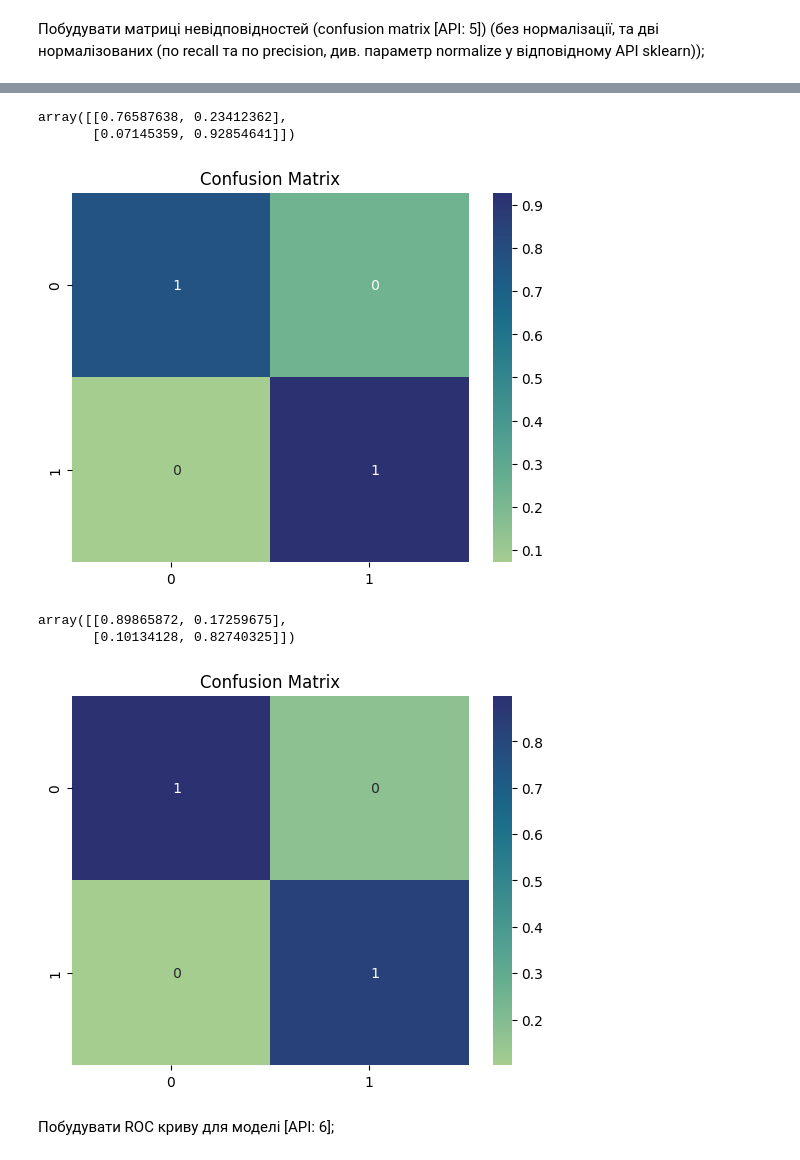
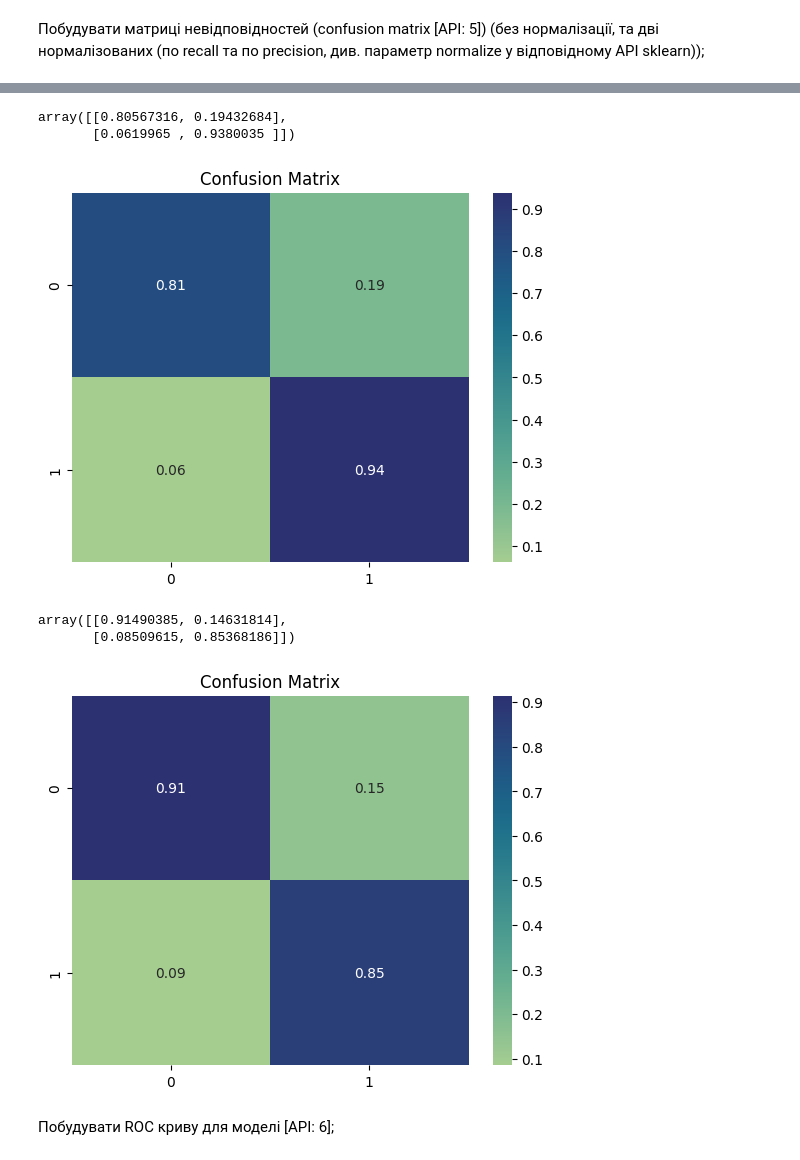
Before and after one commit to Valakas148/ML, a Jupyter notebook: lr3/lr3.ipynb, the cells around one changed output, grey strips where cells are left out. Drawn from its saved outputs; the diff is of its cells as text; code cells hidden in the pictures.

```diff
--- a/lr3/lr3.ipynb
+++ b/lr3/lr3.ipynb
@@ -148,7 +150,8 @@ X_train, X_test, y_train, y_test = train_test_split(X, y, test_size=0.2, random_
 
 mapper = DataFrameMapper([
     (['age', 'trestbps', 'chol', 'thalach', 'oldpeak'], StandardScaler()),
-    (['sex', 'cp', 'fbs', 'restecg', 'exang', 'slope', 'ca', 'thal'], SimpleImputer(strategy='most_frequent'))
+    (['sex', 'fbs', 'exang'], SimpleImputer(strategy='most_frequent')),
+    (['slope' , 'ca' , 'thal' , 'restecg' , 'cp'], OneHotEncoder(drop='first'))
 ])
 
 X_train_prepr = mapper.fit_transform(X_train)
@@ -254,24 +257,24 @@ array([[1809,  553],
 #по recall
 conf_matrix_normalized_recall_logreg = confusion_matrix(y_test, y_pred_logreg, normalize='true')
 
-sns.heatmap(conf_matrix_normalized_recall_logreg, annot=True, fmt="4.0f", cmap="crest")
+sns.heatmap(conf_matrix_normalized_recall_logreg, annot=True, fmt=".2f", cmap="crest")
 plt.title("Confusion Matrix")
 conf_matrix_normalized_recall_logreg
 # %% [output]
-array([[0.76587638, 0.23412362],
-       [0.07145359, 0.92854641]])
+array([[0.80567316, 0.19432684],
+       [0.0619965 , 0.9380035 ]])
-[figure, old version]
+[figure, new version]
 # %%
 #по precision
 conf_matrix_normalized_precision_logreg = confusion_matrix(y_test, y_pred_logreg, normalize='pred')
 
-sns.heatmap(conf_matrix_normalized_precision_logreg, annot=True, fmt="4.0f", cmap="crest")
+sns.heatmap(conf_matrix_normalized_precision_logreg, annot=True, fmt=".2f", cmap="crest")
 plt.title("Confusion Matrix")
 conf_matrix_normalized_precision_logreg
 # %% [output]
-array([[0.89865872, 0.17259675],
-       [0.10134128, 0.82740325]])
+array([[0.91490385, 0.14631814],
+       [0.08509615, 0.85368186]])
-[figure, old version]
+[figure, new version]
 # %% [markdown]
 Побудувати ROC криву для моделі [API: 6];
 # %%
```
Also changed, not shown: parts of 22 cells of this notebook.
